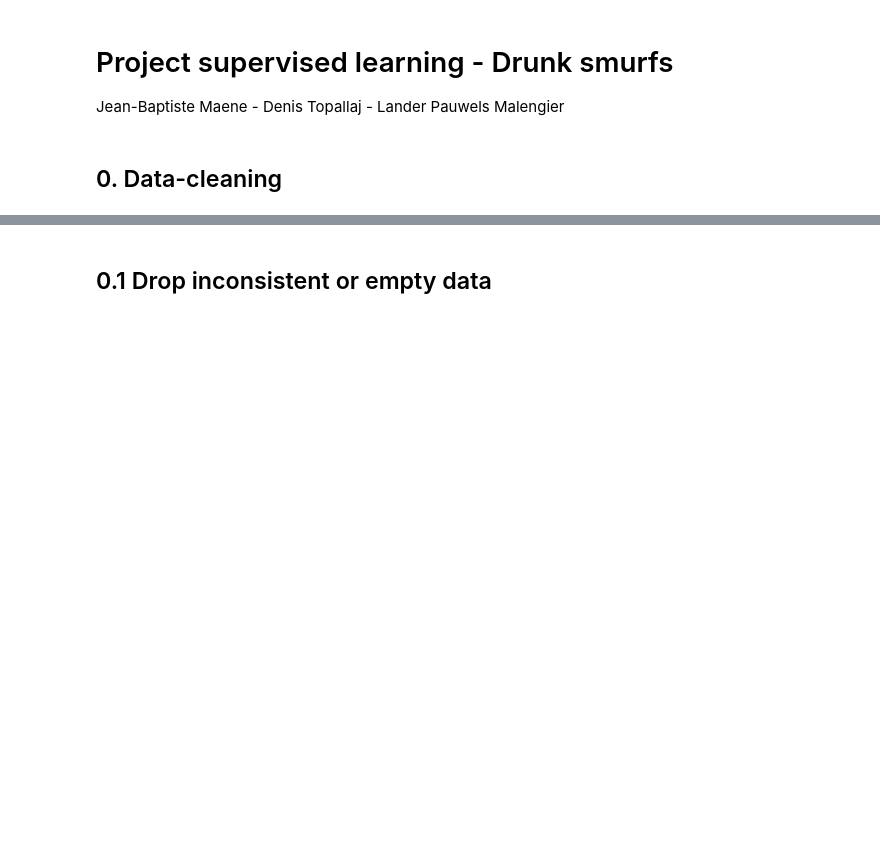
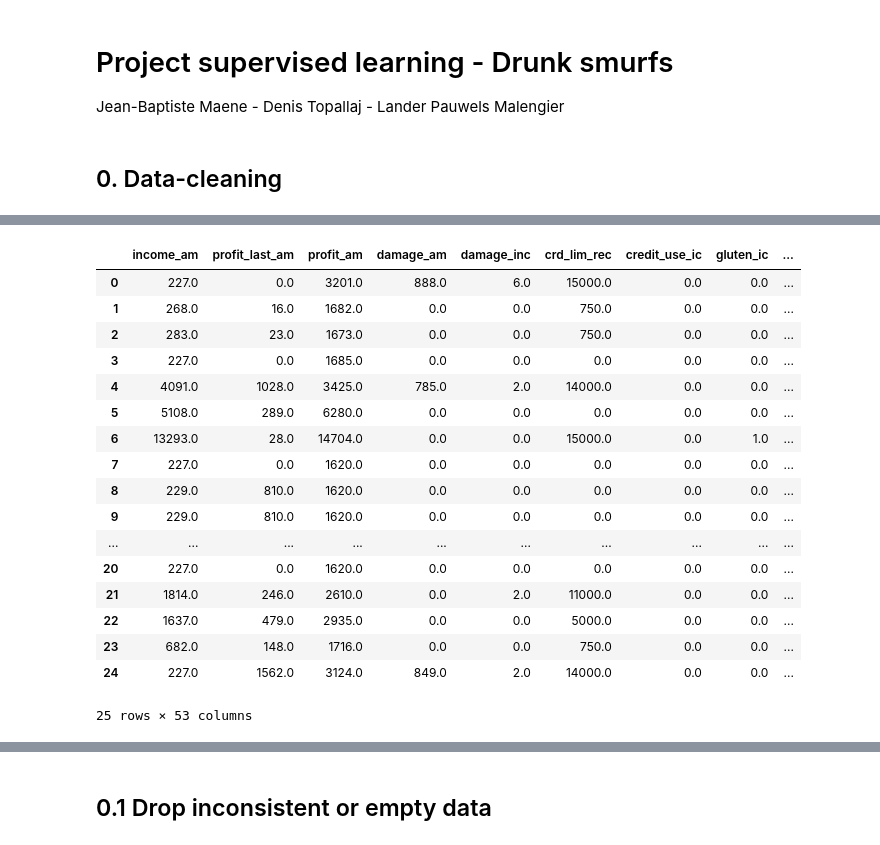
Before and after one commit to Detopall/machine-learning-project, a Jupyter notebook: data_cleaning.ipynb, the cells around one changed output, grey strips where cells are left out. Drawn from its saved outputs; the diff is of its cells as text; code cells hidden in the pictures; blank space fills up the shorter version.

```diff
--- a/data_cleaning.ipynb
+++ b/data_cleaning.ipynb
@@ -21,0 +66,24 @@ df_test = pd.read_csv('score.csv')
+# %%
+# check if the data of each feature is of the correct datatype
+# check for visible patterns in the dataset
+
+df.iloc[0:25]
+# %% [output]
+|  | income_am | profit_last_am | profit_am | damage_am | damage_inc | crd_lim_rec | credit_use_ic | gluten_ic | ... |
+| 0 | 227.0 | 0.0 | 3201.0 | 888.0 | 6.0 | 15000.0 | 0.0 | 0.0 | ... |
+| 1 | 268.0 | 16.0 | 1682.0 | 0.0 | 0.0 | 750.0 | 0.0 | 0.0 | ... |
+| 2 | 283.0 | 23.0 | 1673.0 | 0.0 | 0.0 | 750.0 | 0.0 | 0.0 | ... |
+| 3 | 227.0 | 0.0 | 1685.0 | 0.0 | 0.0 | 0.0 | 0.0 | 0.0 | ... |
+| 4 | 4091.0 | 1028.0 | 3425.0 | 785.0 | 2.0 | 14000.0 | 0.0 | 0.0 | ... |
+| 5 | 5108.0 | 289.0 | 6280.0 | 0.0 | 0.0 | 0.0 | 0.0 | 0.0 | ... |
+| 6 | 13293.0 | 28.0 | 14704.0 | 0.0 | 0.0 | 15000.0 | 0.0 | 1.0 | ... |
+| 7 | 227.0 | 0.0 | 1620.0 | 0.0 | 0.0 | 0.0 | 0.0 | 0.0 | ... |
+| 8 | 229.0 | 810.0 | 1620.0 | 0.0 | 0.0 | 0.0 | 0.0 | 0.0 | ... |
+| 9 | 229.0 | 810.0 | 1620.0 | 0.0 | 0.0 | 0.0 | 0.0 | 0.0 | ... |
+| ... | ... | ... | ... | ... | ... | ... | ... | ... | ... |
+| 20 | 227.0 | 0.0 | 1620.0 | 0.0 | 0.0 | 0.0 | 0.0 | 0.0 | ... |
+| 21 | 1814.0 | 246.0 | 2610.0 | 0.0 | 2.0 | 11000.0 | 0.0 | 0.0 | ... |
+| 22 | 1637.0 | 479.0 | 2935.0 | 0.0 | 0.0 | 5000.0 | 0.0 | 0.0 | ... |
+| 23 | 682.0 | 148.0 | 1716.0 | 0.0 | 0.0 | 750.0 | 0.0 | 0.0 | ... |
+| 24 | 227.0 | 1562.0 | 3124.0 | 849.0 | 2.0 | 14000.0 | 0.0 | 0.0 | ... |
+25 rows × 53 columns
```
Also changed, not shown: parts of 30 cells of this notebook.
